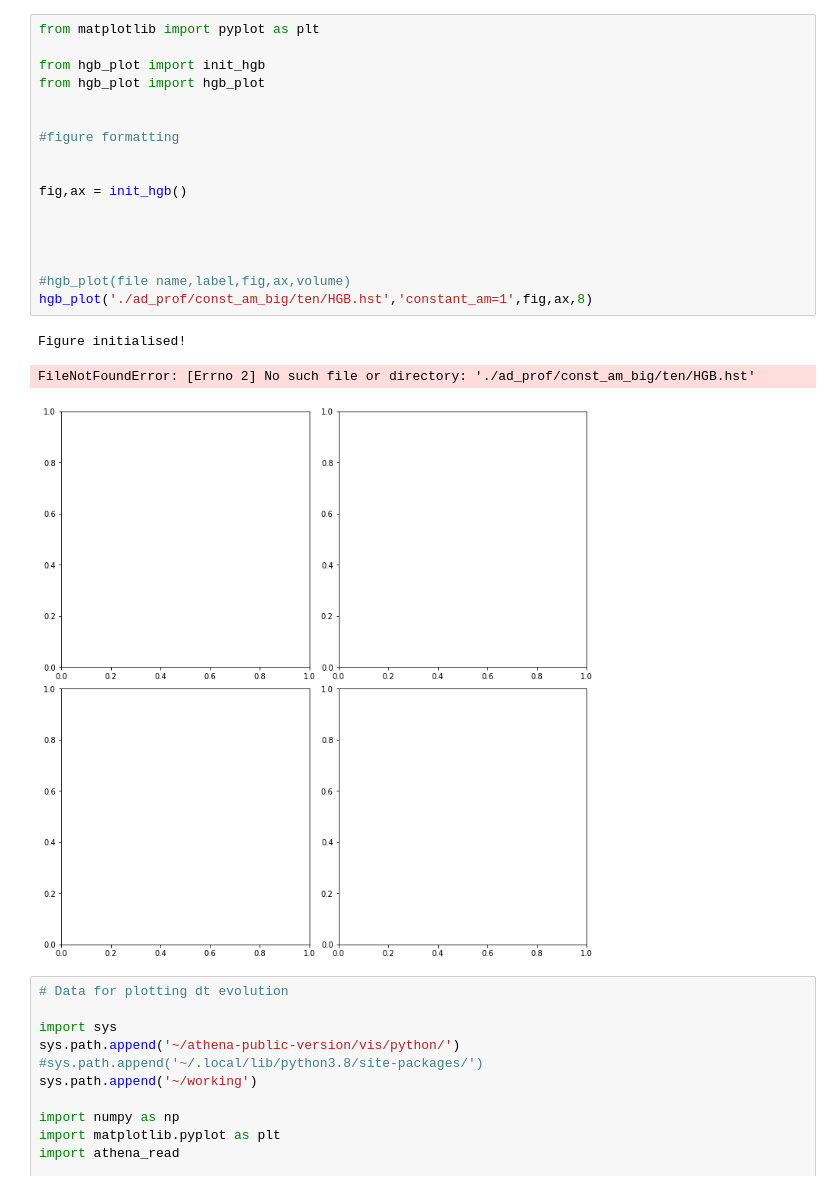
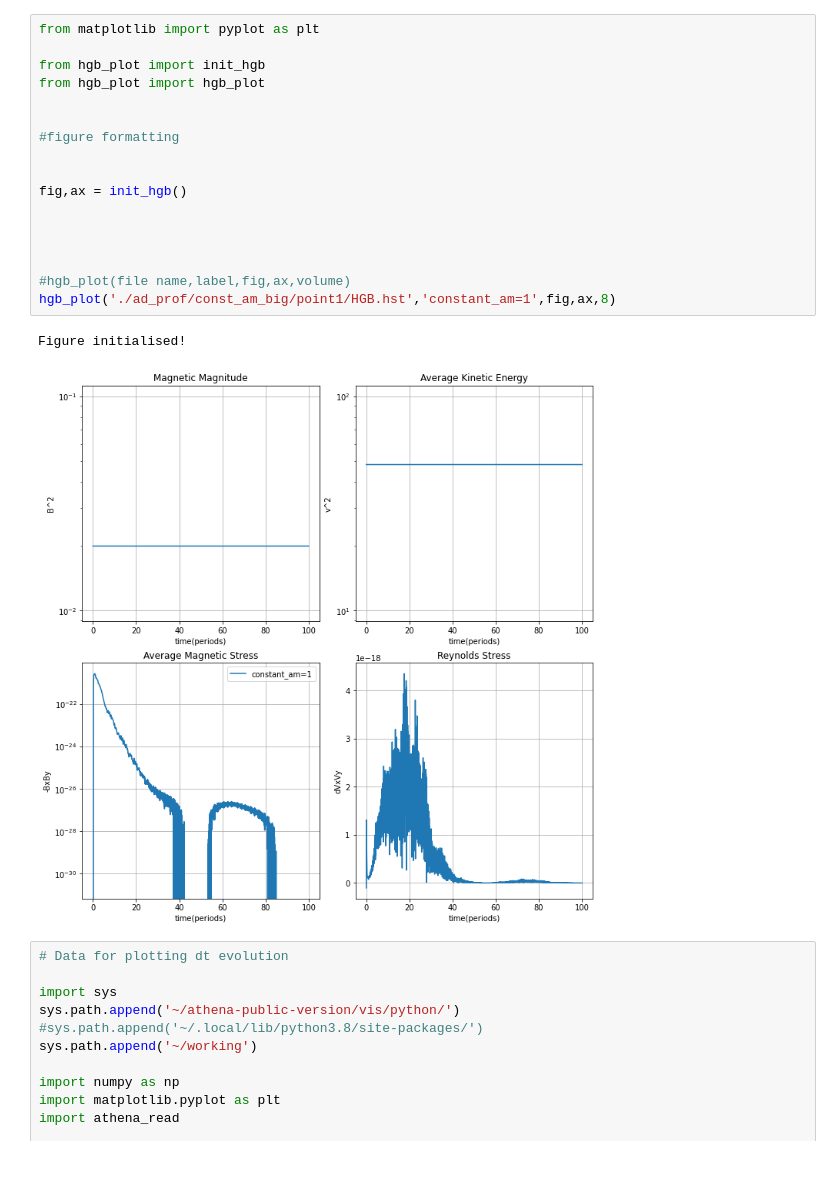
Before and after one commit to asmohov/ppd, a Jupyter notebook: hgb_plot_tester.ipynb, the cells around one changed output. Drawn from its saved outputs; the diff is of its cells as text.

```diff
--- a/hgb_plot_tester.ipynb
+++ b/hgb_plot_tester.ipynb
@@ -1,24 +1,23 @@
 # %%
 from matplotlib import pyplot as plt
 
 from hgb_plot import init_hgb
 from hgb_plot import hgb_plot
 
 
 #figure formatting
 
 
 fig,ax = init_hgb()
 
 
 
 
 #hgb_plot(file name,label,fig,ax,volume)
-hgb_plot('./ad_prof/const_am_big/ten/HGB.hst','constant_am=1',fig,ax,8)
+hgb_plot('./ad_prof/const_am_big/point1/HGB.hst','constant_am=1',fig,ax,8)
 # %% [output]
 Figure initialised!
-FileNotFoundError: [Errno 2] No such file or directory: './ad_prof/const_am_big/ten/HGB.hst'
-[figure, old version]
+[figure, new version]
 # %%
 # Data for plotting dt evolution
 
```
Also changed, not shown: 49 other files.
